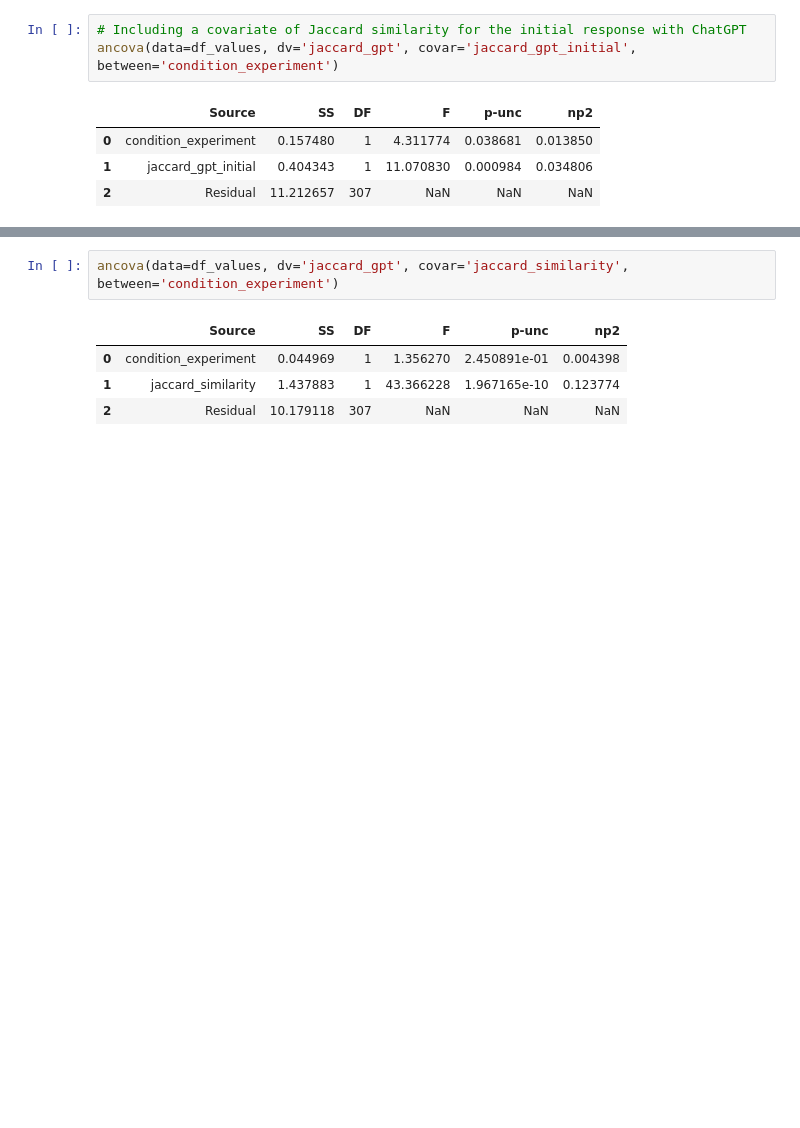
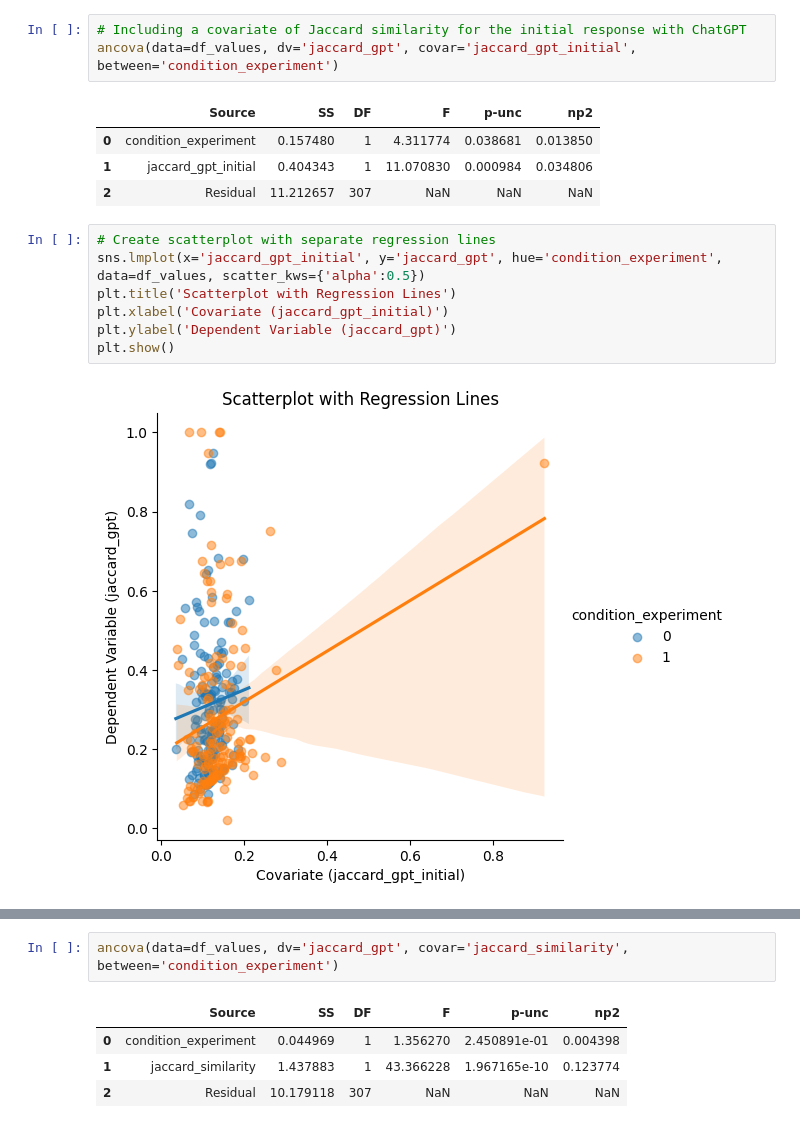
Before and after one commit to georgeh12/ai-writing-survey, a Jupyter notebook: ancova.ipynb, the cells around one changed output, grey strips where cells are left out. Cells and saved outputs as stored; diff of their text form; blank space fills up the shorter version.

Commit message:
fixed scatterplot

```diff
--- a/ancova.ipynb
+++ b/ancova.ipynb
@@ -40,3 +42,12 @@ ancova(data=df_values, dv='jaccard_gpt', covar='jaccard_gpt_initial', between='c
 | 0 | condition_experiment | 0.157480 | 1 | 4.311774 | 0.038681 | 0.013850 |
 | 1 | jaccard_gpt_initial | 0.404343 | 1 | 11.070830 | 0.000984 | 0.034806 |
 | 2 | Residual | 11.212657 | 307 | NaN | NaN | NaN |
+# %%
+# Create scatterplot with separate regression lines
+sns.lmplot(x='jaccard_gpt_initial', y='jaccard_gpt', hue='condition_experiment', data=df_values, scatter_kws={'alpha':0.5})
+plt.title('Scatterplot with Regression Lines')
+plt.xlabel('Covariate (jaccard_gpt_initial)')
+plt.ylabel('Dependent Variable (jaccard_gpt)')
+plt.show()
+# %% [output]
+[figure, added]
```
Also changed, not shown: parts of 3 cells of this notebook.
